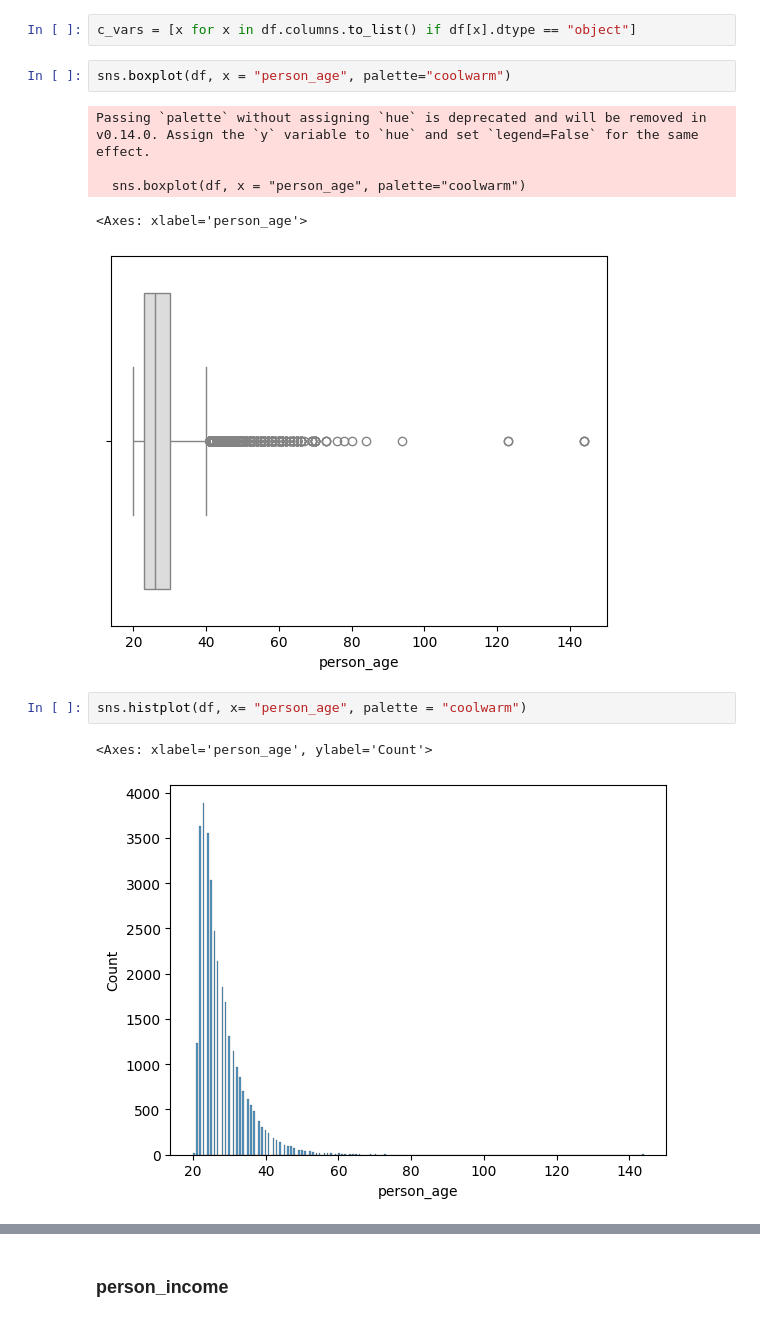
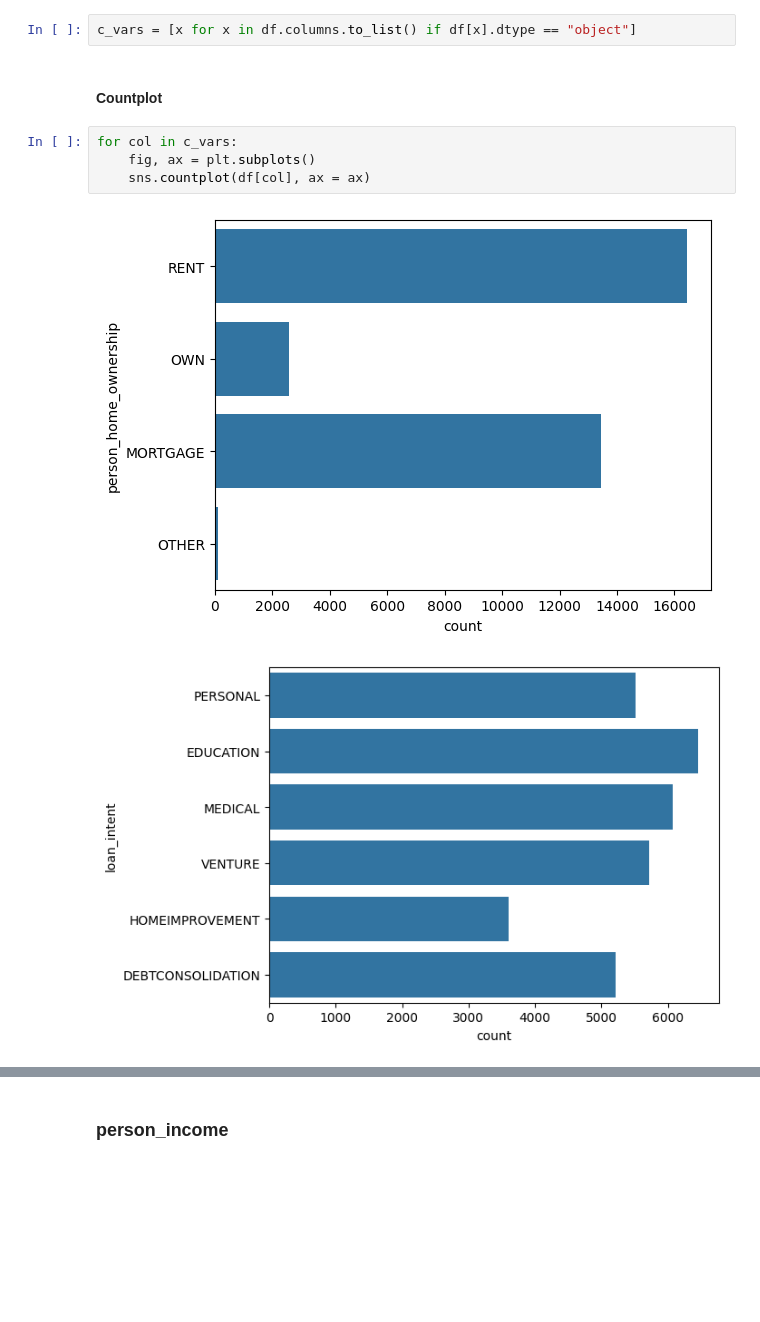
Before and after one commit to shemkatz/credit_risk, a Jupyter notebook: notebook.ipynb, the cells around one changed output, grey strips where cells are left out. Saved outputs shown, nothing was run; the diff lists cells and outputs as text; blank space fills up the shorter version.

```diff
--- a/notebook.ipynb
+++ b/notebook.ipynb
@@ -162,16 +182,12 @@ for col in n_vars:
 ### Categorical variables
 # %%
 c_vars = [x for x in df.columns.to_list() if df[x].dtype == "object"]
-# %%
-sns.boxplot(df, x = "person_age", palette="coolwarm")
-# %% [output]
-Passing `palette` without assigning `hue` is deprecated and will be removed in v0.14.0. Assign the `y` variable to `hue` and set `legend=False` for the same effect.
-
-  sns.boxplot(df, x = "person_age", palette="coolwarm")
-<Axes: xlabel='person_age'>
-[figure, removed]
-# %%
-sns.histplot(df, x= "person_age", palette = "coolwarm")
-# %% [output]
-<Axes: xlabel='person_age', ylabel='Count'>
-[figure, removed]
+# %% [markdown]
+#### Countplot
+# %%
+for col in c_vars:
+    fig, ax = plt.subplots()
+    sns.countplot(df[col], ax = ax)
+# %% [output]
+[figure, added]
+[figure, added]
```
Also changed, not shown: parts of 31 cells of this notebook.
